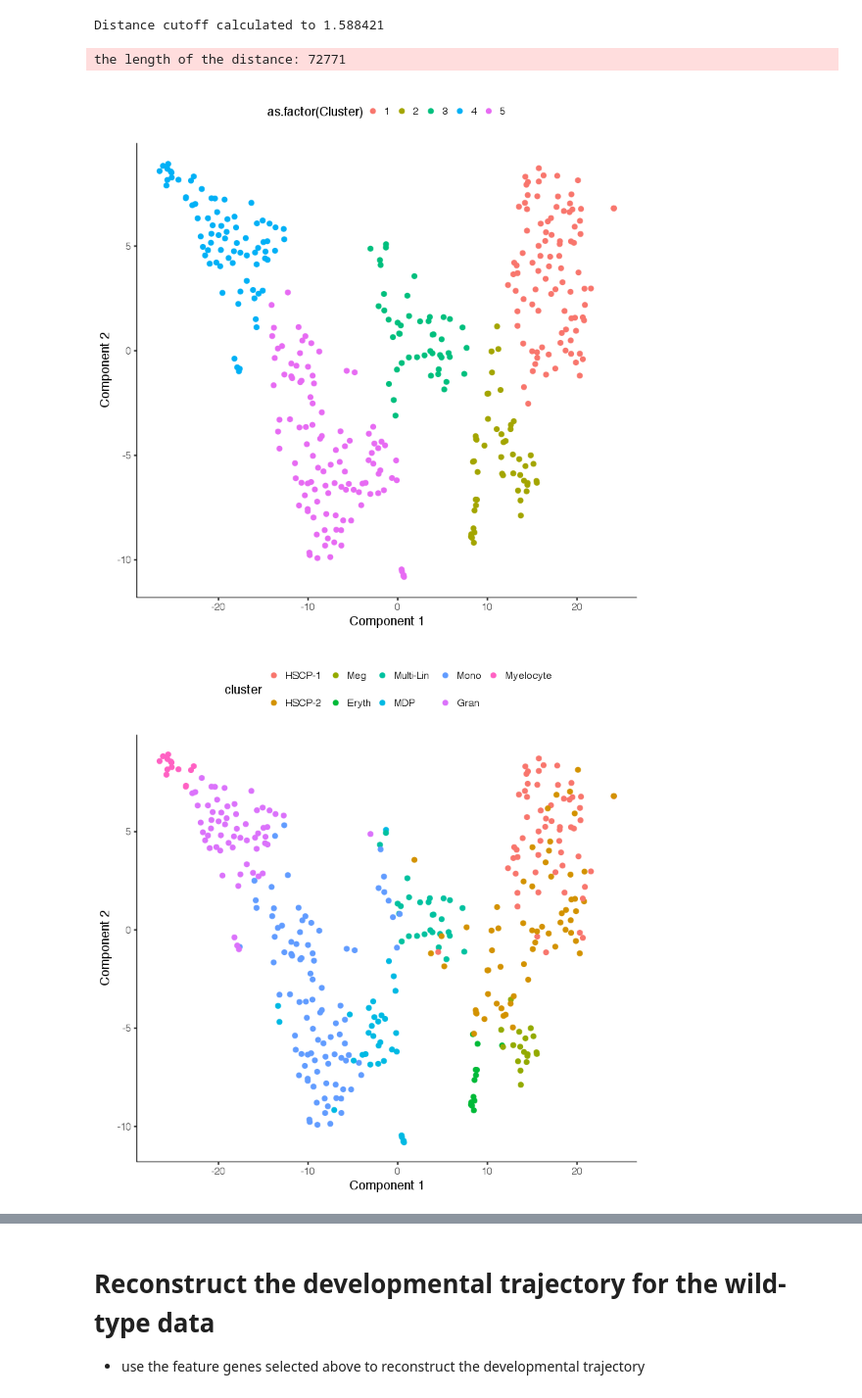
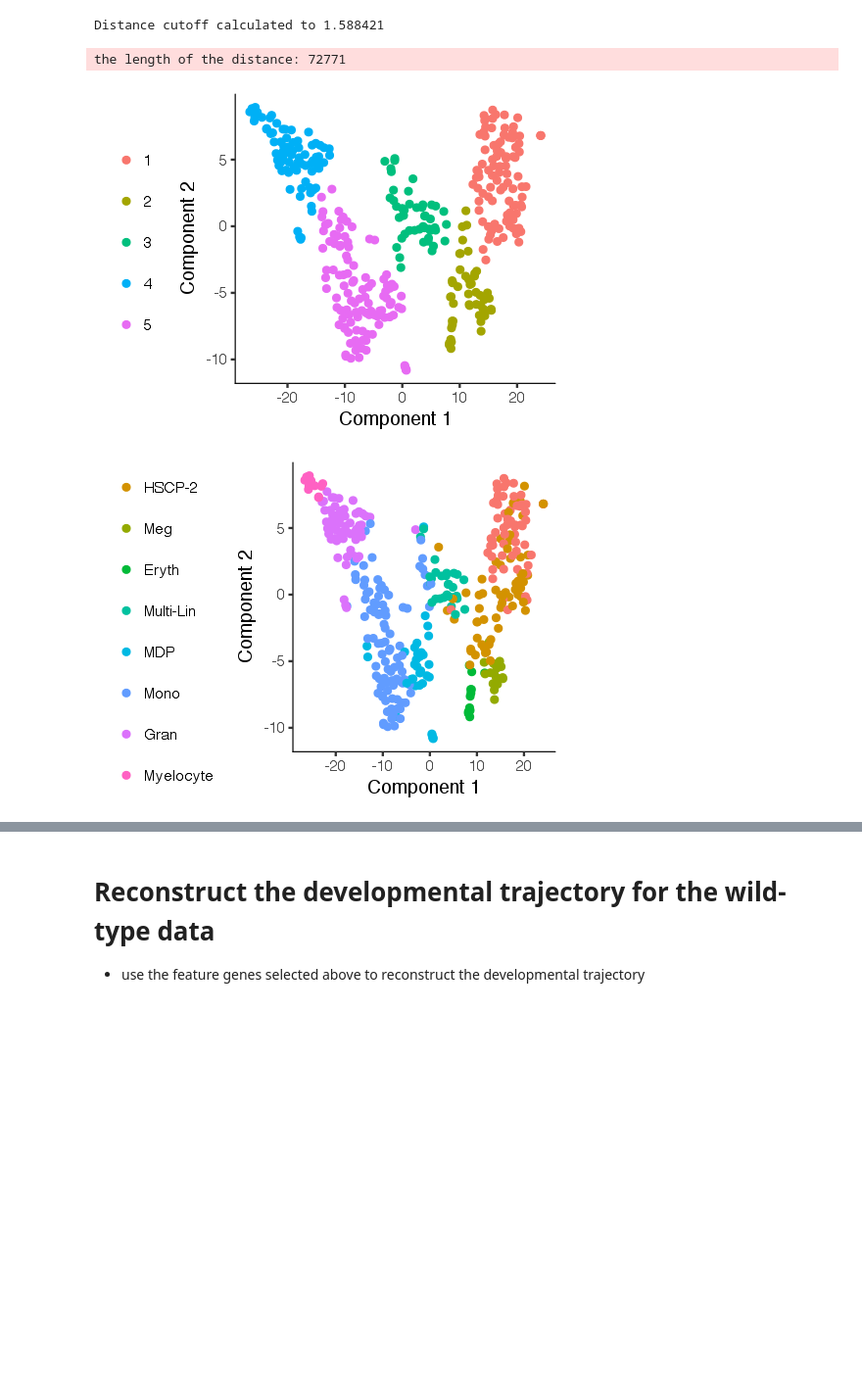
Before and after one commit to cole-trapnell-lab/monocle2-rge-paper, a Jupyter notebook: Olsson_dataset_analysis_final.ipynb, the cells around one changed output, grey strips where cells are left out. Shown at 98% size. Cells and saved outputs as stored; diff of their text form; code cells hidden in the pictures; blank space fills up the shorter version.

Commit message:
properly set the size of Olsson figures

```diff
--- a/Olsson_dataset_analysis_final.ipynb
+++ b/Olsson_dataset_analysis_final.ipynb
@@ -104,29 +104,30 @@ suppressMessages(URMM_all_fig1b <- estimateDispersions(URMM_all_fig1b))
 # %%
 #1. set ordering genes for the fig1b
 URMM_all_fig1b <- setOrderingFilter(URMM_all_fig1b, ordering_genes = row.names(fig1b))
 URMM_pc_variance <- plot_pc_variance_explained(URMM_all_fig1b, return_all = T, norm_method = 'log')
 
 #2. run reduceDimension with tSNE as the reduction_method
 set.seed(2017)
 URMM_all_fig1b <- reduceDimension(URMM_all_fig1b, max_components=2, norm_method = 'log', reduction_method = 'tSNE', num_dim = 12,  verbose = F)
 
 #3. initial run of clusterCells
 URMM_all_fig1b <- clusterCells(URMM_all_fig1b, verbose = F, num_clusters = 5)
 
 #4. check the clusters
-plot_cell_clusters(URMM_all_fig1b, color_by = 'as.factor(Cluster)') # show_density = F,
-plot_cell_clusters(URMM_all_fig1b, color_by = 'cluster')
-plot_cell_clusters(URMM_all_fig1b, color_by = 'Type')
+options(repr.plot.width=4, repr.plot.height=3)
+plot_cell_clusters(URMM_all_fig1b, color_by = 'as.factor(Cluster)') + theme (legend.position="left", legend.title=element_blank())# show_density = F,
+plot_cell_clusters(URMM_all_fig1b, color_by = 'cluster') + theme (legend.position="left", legend.title=element_blank())
+plot_cell_clusters(URMM_all_fig1b, color_by = 'Type') + theme (legend.position="left", legend.title=element_blank())
 plot_rho_delta(URMM_all_fig1b)
 
 URMM_all_fig1b@expressionFamily <- negbinomial.size()
 pData(URMM_all_fig1b)$Cluster <- factor(pData(URMM_all_fig1b)$Cluster)
 URMM_clustering_DEG_genes <- differentialGeneTest(URMM_all_fig1b, fullModelFormulaStr = '~Cluster', cores = detectCores() - 2)
 
 #use all DEG gene from the clusters
 URMM_ordering_genes <- row.names(URMM_clustering_DEG_genes)[order(URMM_clustering_DEG_genes$qval)][1:1000]
 # %% [output]
 Distance cutoff calculated to 1.588421
 the length of the distance: 72771
-[figure, old version]
+[figure, new version]
-[figure, old version]
+[figure, new version]
```
Also changed, not shown: parts of 21 cells of this notebook, 1 other file.
